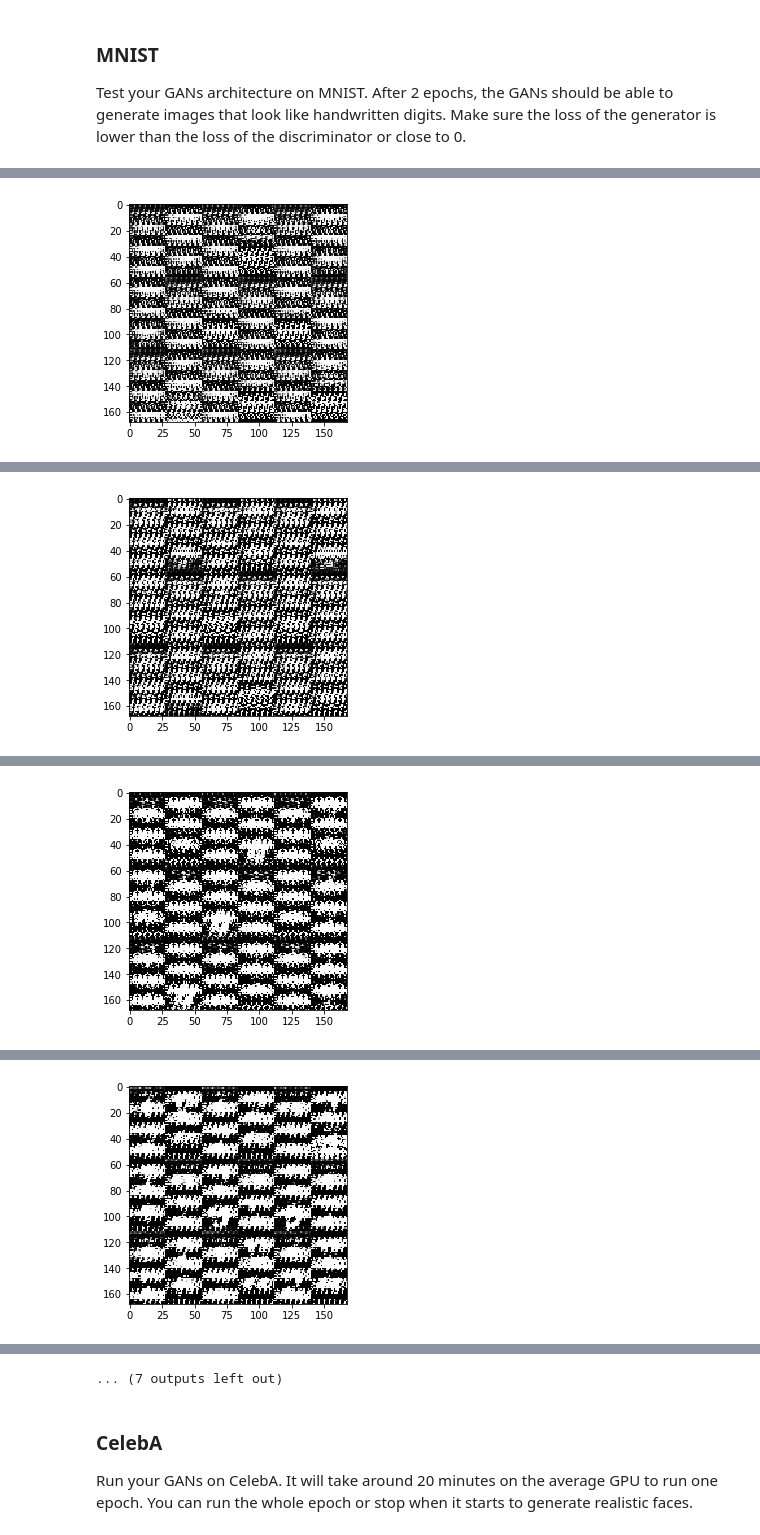
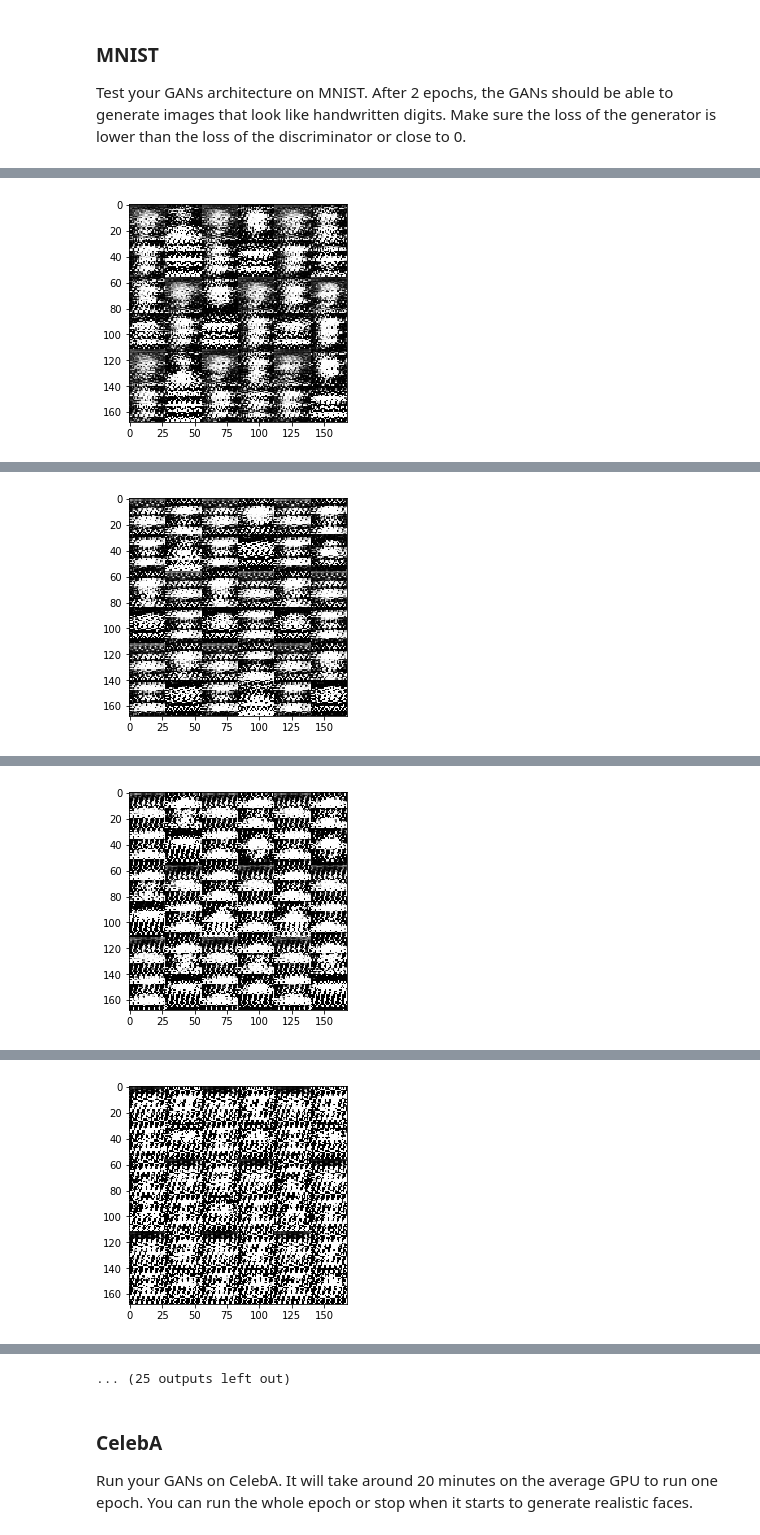
Before and after one commit to eleanorstrib/gan-generate-faces, a Jupyter notebook: dlnd_face_generation.ipynb, the cells around one changed output, grey strips where cells are left out. Drawn from its saved outputs; the diff is of its cells as text; code cells hidden in the pictures.

```diff
--- a/dlnd_face_generation.ipynb
+++ b/dlnd_face_generation.ipynb
@@ -132,7 +133,7 @@ Tests Passed
 ### Discriminator
 Implement `discriminator` to create a discriminator neural network that discriminates on `images`.  This function should be able to reuse the variables in the neural network.  Use [`tf.variable_scope`](https://www.tensorflow.org/api_docs/python/tf/variable_scope) with a scope name of "discriminator" to allow the variables to be reused.  The function should return a tuple of (tensor output of the discriminator, tensor logits of the discriminator).
 # %%
-def discriminator(images, reuse=False):
+def discriminator(images, reuse=False, alpha=0.2):
     """
     Create the discriminator network
     :param images: Tensor of input image(s)--> Tensor("Placeholder:0", shape=(?, 28, 28, 3), dtype=float32)
@@ -144,7 +145,6 @@ def discriminator(images, reuse=False):
         # input layer --> 28, 28, 3
         start_dim = 32
         kernel_sz = 5
-        alpha = 0.2
         strides = 2
 
         layer_0 = tf.layers.conv2d(images, start_dim, kernel_sz, strides=strides, padding='same')
@@ -179,7 +179,7 @@ Tests Passed
 ### Generator
 Implement `generator` to generate an image using `z`. This function should be able to reuse the variables in the neural network.  Use [`tf.variable_scope`](https://www.tensorflow.org/api_docs/python/tf/variable_scope) with a scope name of "generator" to allow the variables to be reused. The function should return the generated 28 x 28 x `out_channel_dim` images.
 # %%
-def generator(z, out_channel_dim, is_train=True):
+def generator(z, out_channel_dim, is_train=True, alpha=0.2):
     """
     Create the generator network
     :param z: Input z --> Tensor("Placeholder:0", shape=(?, 100), dtype=float32)
@@ -191,7 +191,6 @@ def generator(z, out_channel_dim, is_train=True):
     with tf.variable_scope('generator', reuse=not is_train):
         start_dim = 512
         kernel_sz = 5
-        alpha = 0.2
         strides = 2
         #100
         layer_0 = tf.layers.dense(z, 7*7*start_dim)
@@ -242,29 +241,30 @@ def model_loss(input_real, input_z, out_channel_dim):
     """
     # TODO: Implement Function
     smooth = 0.1
+    alpha=0.2
 
     #generator with z input
-    g_mod = generator(input_z, out_channel_dim)
+    g_mod = generator(input_z, out_channel_dim, alpha=alpha)
 
     # discriminator with real input and g_mod output
-    d_out_real, d_log_real = discriminator(input_real)
-    d_out_fake, d_log_fake = discriminator(g_mod, reuse=True)
+    d_out_real, d_log_real = discriminator(input_real, alpha=alpha)
+    d_out_fake, d_log_fake = discriminator(g_mod, reuse=True, alpha=alpha)
 
     d_loss_real = tf.reduce_mean(
                                 tf.nn.sigmoid_cross_entropy_with_logits(
                                     logits=d_log_real,
-                                    labels=tf.ones_like(d_log_real) * (1 - smooth)
+                                    labels=tf.ones_like(d_out_real)
                                  ))
 
     d_loss_fake = tf.reduce_mean(
                                 tf.nn.sigmoid_cross_entropy_with_logits(
                                 logits=d_log_fake,
-                                labels=tf.zeros_like(d_log_fake)))
+                                labels=tf.zeros_like(d_out_fake)))
 
     d_loss = d_loss_real + d_loss_fake
 
     g_loss = tf.reduce_mean(tf.nn.sigmoid_cross_entropy_with_logits(logits=d_log_fake,
-                                                                 labels=tf.ones_like(d_log_fake)))
+                                                                 labels=tf.ones_like(d_out_fake)))
 
 
     return (d_loss, g_loss)
@@ -416,11 +416,12 @@ def train(epoch_count, batch_size, z_dim, learning_rate, beta1, get_batches,
 ### MNIST
 Test your GANs architecture on MNIST.  After 2 epochs, the GANs should be able to generate images that look like handwritten digits.  Make sure the loss of the generator is lower than the loss of the discriminator or close to 0.
 # %%
-batch_size = 128
-z_dim = 125
-learning_rate = 0.001
+batch_size = 64 #75
+z_dim = 90
+learning_rate = 0.001 #0.005 #0.001
 beta1 = 0.5
-
+#Epoch 2/2 1600 steps - training losses:  discriminator: 4.8702 | generator 3.4759
+#Epoch 2/2 1600 steps - training losses:  discriminator: 158.7141 | generator 126.9036
 
 """
 DON'T MODIFY ANYTHING IN THIS CELL THAT IS BELOW THIS LINE
@@ -440 +441 @@ Epoch 1/2 100 steps - training losses:  discriminator: 1.4559 | generator 2.3441
-[figure, old version]
+[figure, new version]
@@ -446 +447 @@ Epoch 1/2 200 steps - training losses:  discriminator: 1.6237 | generator 1.5804
-[figure, old version]
+[figure, new version]
@@ -452 +453 @@ Epoch 1/2 300 steps - training losses:  discriminator: 0.9718 | generator 1.3026
-[figure, old version]
+[figure, new version]
@@ -458 +459 @@ Epoch 1/2 400 steps - training losses:  discriminator: 0.8704 | generator 1.3953
-[figure, old version]
+[figure, new version]
@@ -471,4 +472,4 @@ Epoch 2/2 600 steps - training losses:  discriminator: 1.3373 | generator 1.2492
-... (7 outputs left out)
+... (25 outputs left out)
 # %% [markdown]
 ### CelebA
 Run your GANs on CelebA.  It will take around 20 minutes on the average GPU to run one epoch.  You can run the whole epoch or stop when it starts to generate realistic faces.
```
Also changed, not shown: parts of 3 cells of this notebook.
